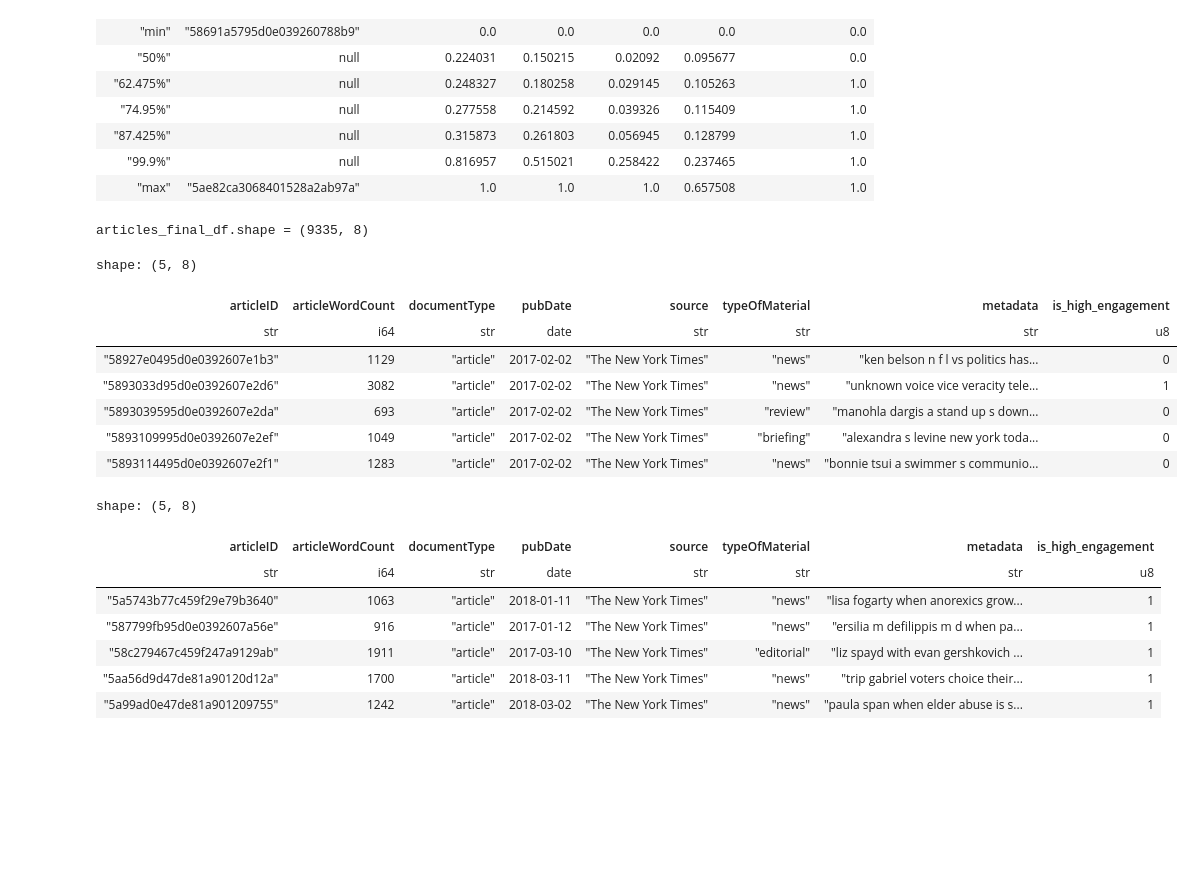
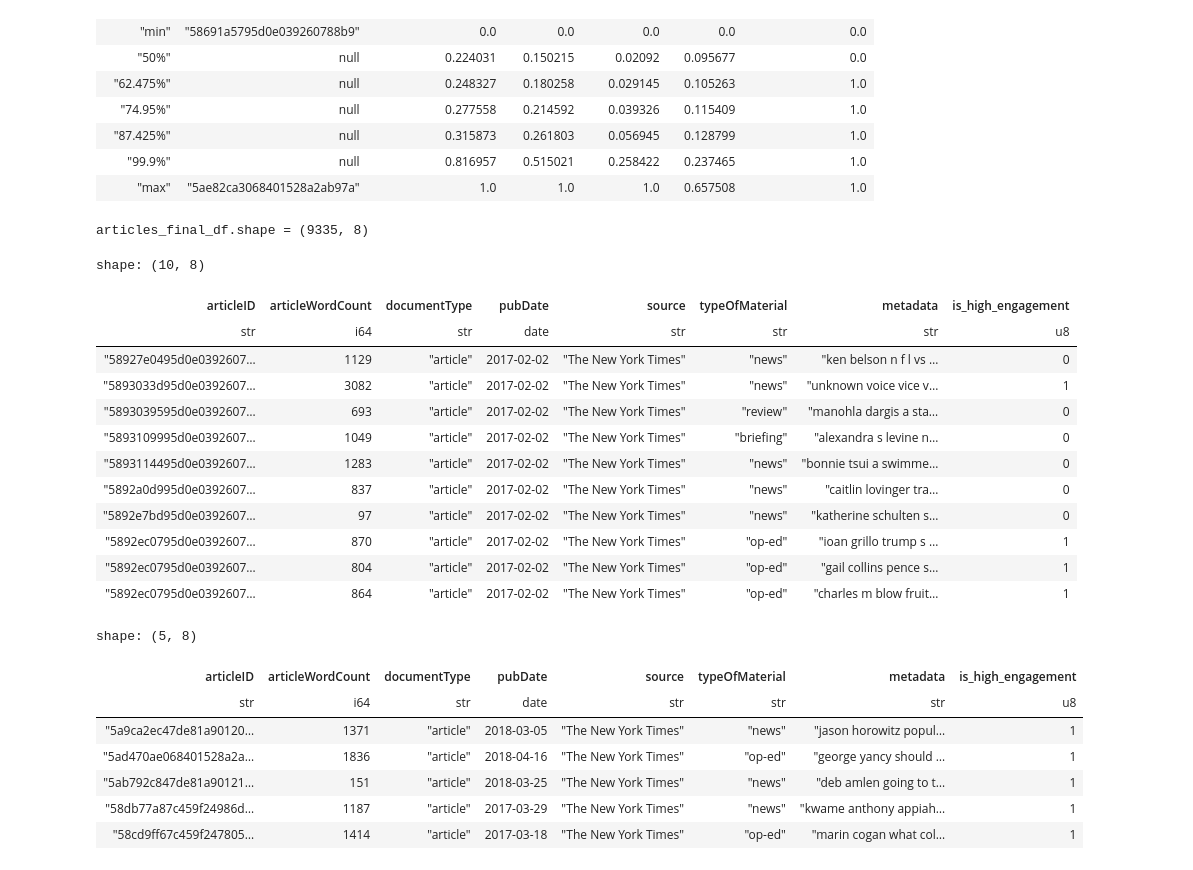
Before and after one commit to chineidu/NYC-Comments, a Jupyter notebook: Notebooks/02-articles-feat-eng.ipynb, the cells around one changed output. Cells and saved outputs as stored; diff of their text form; code cells hidden in the pictures; blank space fills up the shorter version.

```diff
--- a/Notebooks/02-articles-feat-eng.ipynb
+++ b/Notebooks/02-articles-feat-eng.ipynb
@@ -1047,9 +1150,3 @@ class TextDimensionalityReducer(BaseEstimator, TransformerMixin):
         ignore_df: pl.DataFrame = X.select(self.ignore_columns_)
         df: pl.DataFrame = pl.concat([ignore_df, svd_df], how="horizontal")
         return df
-# %%
-vectorizer: TextDimensionalityReducer = TextDimensionalityReducer(
-    feature="metadata", max_df=0.9, min_df=2, n_components=100, random_state=42
-)
-
-vectorizer.fit_transform(articles_df).head()
@@ -1271,36 +1399,43 @@ shape: (11, 7)
 | "99.9%" | null | 0.816957 | 0.515021 | 0.258422 | 0.237465 | 1.0 |
 | "max" | "5ae82ca3068401528a2ab97a" | 1.0 | 1.0 | 1.0 | 0.657508 | 1.0 |
 # %%
+pl.Config.set_fmt_str_lengths(20)
+
 # Join the data
 articles_final_df: pl.DataFrame = articles_df.join(
     comments_engagments_scaled_df.select(["articleID", "is_high_engagement"]),
     on="articleID",
     how="left",
 )
 print(f"{articles_final_df.shape = }")
 
-articles_final_df.head()
+articles_final_df.head(10)
 # %% [output]
 articles_final_df.shape = (9335, 8)
-shape: (5, 8)
+shape: (10, 8)
 | articleID | articleWordCount | documentType | pubDate | source | typeOfMaterial | metadata | is_high_engagement |
 | str | i64 | str | date | str | str | str | u8 |
-| "58927e0495d0e0392607e1b3" | 1129 | "article" | 2017-02-02 | "The New York Times" | "news" | "ken belson n f l vs politics has... | 0 |
-| "5893033d95d0e0392607e2d6" | 3082 | "article" | 2017-02-02 | "The New York Times" | "news" | "unknown voice vice veracity tele... | 1 |
-| "5893039595d0e0392607e2da" | 693 | "article" | 2017-02-02 | "The New York Times" | "review" | "manohla dargis a stand up s down... | 0 |
-| "5893109995d0e0392607e2ef" | 1049 | "article" | 2017-02-02 | "The New York Times" | "briefing" | "alexandra s levine new york toda... | 0 |
-| "5893114495d0e0392607e2f1" | 1283 | "article" | 2017-02-02 | "The New York Times" | "news" | "bonnie tsui a swimmer s communio... | 0 |
+| "58927e0495d0e0392607… | 1129 | "article" | 2017-02-02 | "The New York Times" | "news" | "ken belson n f l vs … | 0 |
+| "5893033d95d0e0392607… | 3082 | "article" | 2017-02-02 | "The New York Times" | "news" | "unknown voice vice v… | 1 |
+| "5893039595d0e0392607… | 693 | "article" | 2017-02-02 | "The New York Times" | "review" | "manohla dargis a sta… | 0 |
+| "5893109995d0e0392607… | 1049 | "article" | 2017-02-02 | "The New York Times" | "briefing" | "alexandra s levine n… | 0 |
+| "5893114495d0e0392607… | 1283 | "article" | 2017-02-02 | "The New York Times" | "news" | "bonnie tsui a swimme… | 0 |
+| "5892a0d995d0e0392607… | 837 | "article" | 2017-02-02 | "The New York Times" | "news" | "caitlin lovinger tra… | 0 |
+| "5892e7bd95d0e0392607… | 97 | "article" | 2017-02-02 | "The New York Times" | "news" | "katherine schulten s… | 0 |
+| "5892ec0795d0e0392607… | 870 | "article" | 2017-02-02 | "The New York Times" | "op-ed" | "ioan grillo trump s … | 1 |
+| "5892ec0795d0e0392607… | 804 | "article" | 2017-02-02 | "The New York Times" | "op-ed" | "gail collins pence s… | 1 |
+| "5892ec0795d0e0392607… | 864 | "article" | 2017-02-02 | "The New York Times" | "op-ed" | "charles m blow fruit… | 1 |
 # %%
 articles_final_df.filter(pl.col("is_high_engagement").eq(1)).sample(5)
 # %% [output]
 shape: (5, 8)
 | articleID | articleWordCount | documentType | pubDate | source | typeOfMaterial | metadata | is_high_engagement |
 | str | i64 | str | date | str | str | str | u8 |
-| "5a5743b77c459f29e79b3640" | 1063 | "article" | 2018-01-11 | "The New York Times" | "news" | "lisa fogarty when anorexics grow... | 1 |
-| "587799fb95d0e0392607a56e" | 916 | "article" | 2017-01-12 | "The New York Times" | "news" | "ersilia m defilippis m d when pa... | 1 |
-| "58c279467c459f247a9129ab" | 1911 | "article" | 2017-03-10 | "The New York Times" | "editorial" | "liz spayd with evan gershkovich ... | 1 |
-| "5aa56d9d47de81a90120d12a" | 1700 | "article" | 2018-03-11 | "The New York Times" | "news" | "trip gabriel voters choice their... | 1 |
-| "5a99ad0e47de81a901209755" | 1242 | "article" | 2018-03-02 | "The New York Times" | "news" | "paula span when elder abuse is s... | 1 |
+| "5a9ca2ec47de81a90120… | 1371 | "article" | 2018-03-05 | "The New York Times" | "news" | "jason horowitz popul… | 1 |
+| "5ad470ae068401528a2a… | 1836 | "article" | 2018-04-16 | "The New York Times" | "op-ed" | "george yancy should … | 1 |
+| "5ab792c847de81a90121… | 151 | "article" | 2018-03-25 | "The New York Times" | "news" | "deb amlen going to t… | 1 |
+| "58db77a87c459f24986d… | 1187 | "article" | 2017-03-29 | "The New York Times" | "news" | "kwame anthony appiah… | 1 |
+| "58cd9ff67c459f247805… | 1414 | "article" | 2017-03-18 | "The New York Times" | "op-ed" | "marin cogan what col… | 1 |
 # %%
 sp: str = "../data/articles_final_df.parquet"
 articles_final_df.write_parquet(sp)
```
Also changed, not shown: parts of 14 cells of this notebook, 6 other files.
